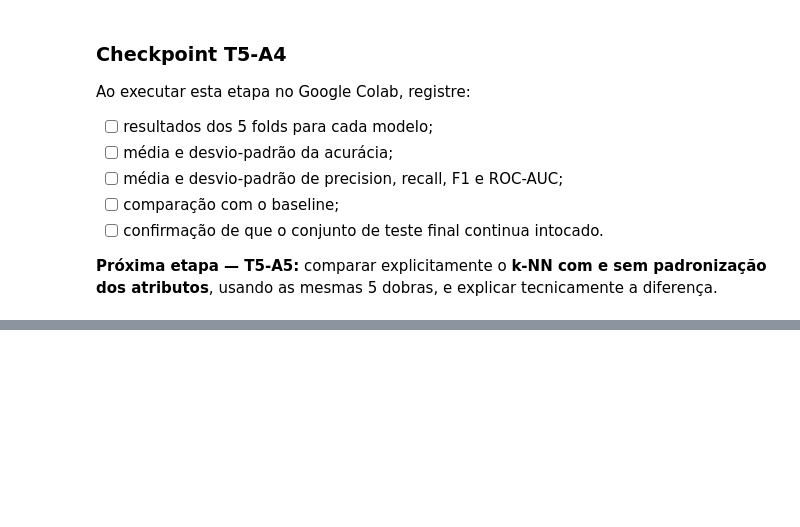
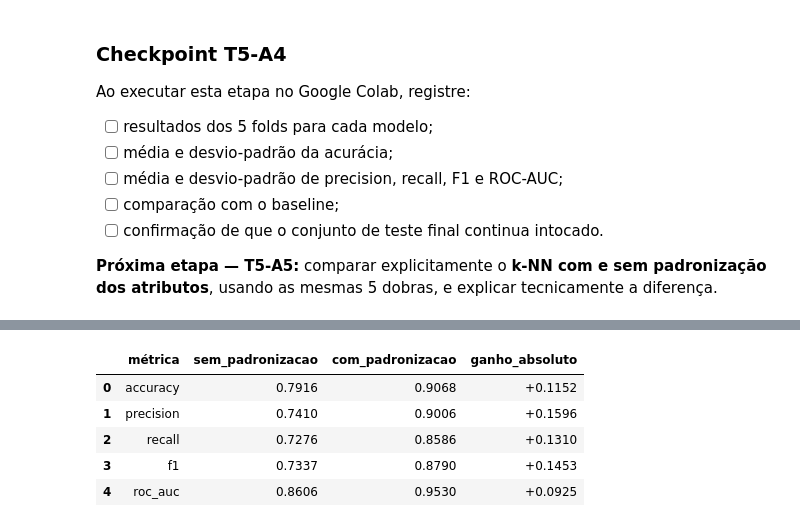
Before and after one commit to andrecataldo/ai-ppgi, a Jupyter notebook: labs/aula-05-ml/IA_Aula05_Spambase_AndreCataldo.ipynb, the cells around one changed output, grey strips where cells are left out. Saved outputs shown, nothing was run; the diff lists cells and outputs as text; code cells hidden in the pictures; blank space fills up the shorter version.

```diff
--- a/labs/aula-05-ml/IA_Aula05_Spambase_AndreCataldo.ipynb
+++ b/labs/aula-05-ml/IA_Aula05_Spambase_AndreCataldo.ipynb
@@ -816,0 +1182,49 @@ Ao executar esta etapa no Google Colab, registre:
+# %%
+knn_compact_rows = []
+
+for _, row in knn_summary.iterrows():
+    knn_compact_rows.append({
+        "modelo": row["modelo"],
+        "accuracy": f'{row["accuracy_media"]:.4f} ± {row["accuracy_dp"]:.4f}',
+        "precision": f'{row["precision_media"]:.4f} ± {row["precision_dp"]:.4f}',
+        "recall": f'{row["recall_media"]:.4f} ± {row["recall_dp"]:.4f}',
+        "f1": f'{row["f1_media"]:.4f} ± {row["f1_dp"]:.4f}',
+        "roc_auc": f'{row["roc_auc_media"]:.4f} ± {row["roc_auc_dp"]:.4f}',
+    })
+
+knn_compact = pd.DataFrame(knn_compact_rows)
+display(knn_compact)
+
+raw_row = knn_summary[knn_summary["modelo"] == "k-NN sem padronização"].iloc[0]
+scaled_row = knn_summary[knn_summary["modelo"] == "k-NN com padronização"].iloc[0]
+
+knn_gain = pd.DataFrame({
+    "métrica": ["accuracy", "precision", "recall", "f1", "roc_auc"],
+    "sem_padronizacao": [
+        raw_row["accuracy_media"],
+        raw_row["precision_media"],
+        raw_row["recall_media"],
+        raw_row["f1_media"],
+        raw_row["roc_auc_media"],
+    ],
+    "com_padronizacao": [
+        scaled_row["accuracy_media"],
+        scaled_row["precision_media"],
+        scaled_row["recall_media"],
+        scaled_row["f1_media"],
+        scaled_row["roc_auc_media"],
+    ],
+})
+
+knn_gain["ganho_absoluto"] = (
+    knn_gain["com_padronizacao"] - knn_gain["sem_padronizacao"]
+)
+
+display(
+    knn_gain.style.format({
+        "sem_padronizacao": "{:.4f}",
+        "com_padronizacao": "{:.4f}",
+        "ganho_absoluto": "{:+.4f}",
+    })
+)
+# %% [output]
@@ -816,0 +1234,6 @@ Ao executar esta etapa no Google Colab, registre:
+|  | métrica | sem_padronizacao | com_padronizacao | ganho_absoluto |
+| 0 | accuracy | 0.7916 | 0.9068 | +0.1152 |
+| 1 | precision | 0.7410 | 0.9006 | +0.1596 |
+| 2 | recall | 0.7276 | 0.8586 | +0.1310 |
+| 3 | f1 | 0.7337 | 0.8790 | +0.1453 |
+| 4 | roc_auc | 0.8606 | 0.9530 | +0.0925 |
```
Also changed, not shown: parts of 39 cells of this notebook.
